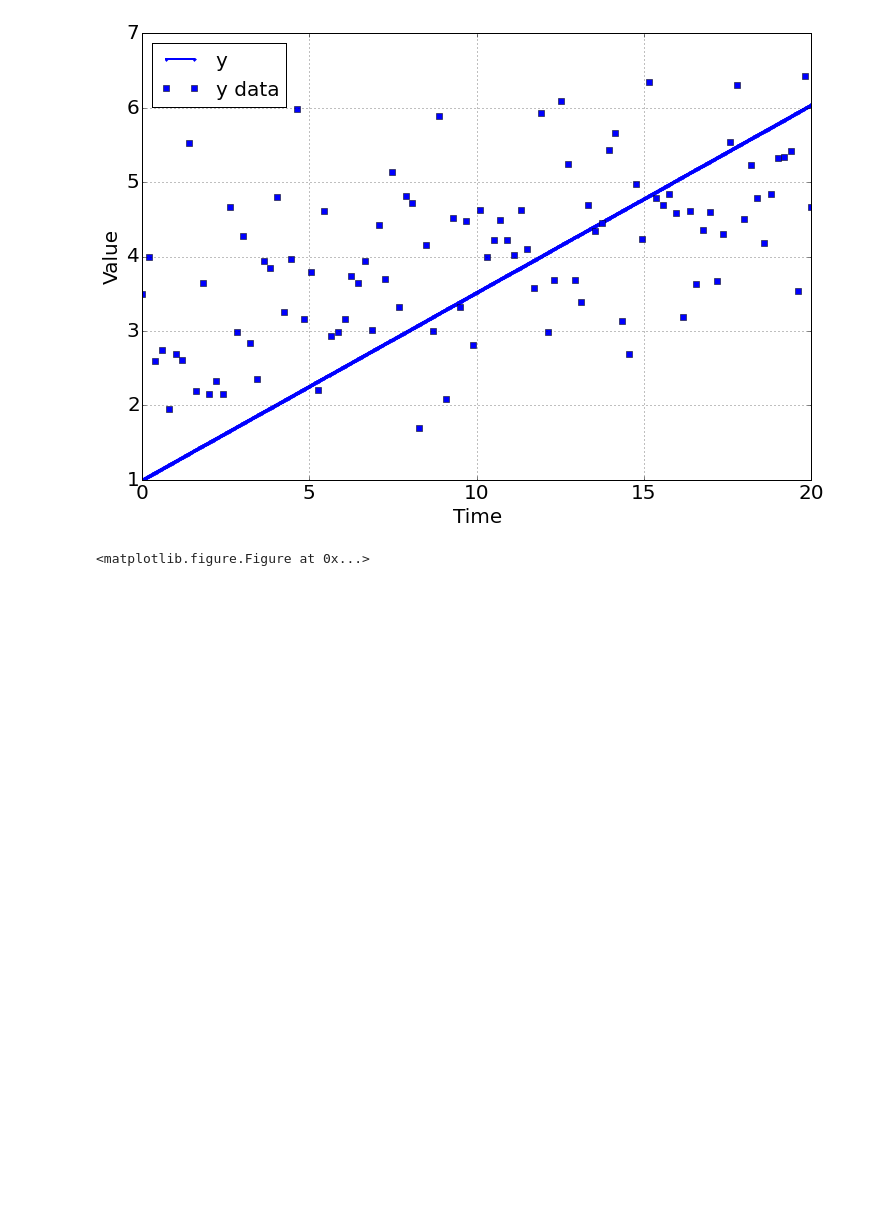
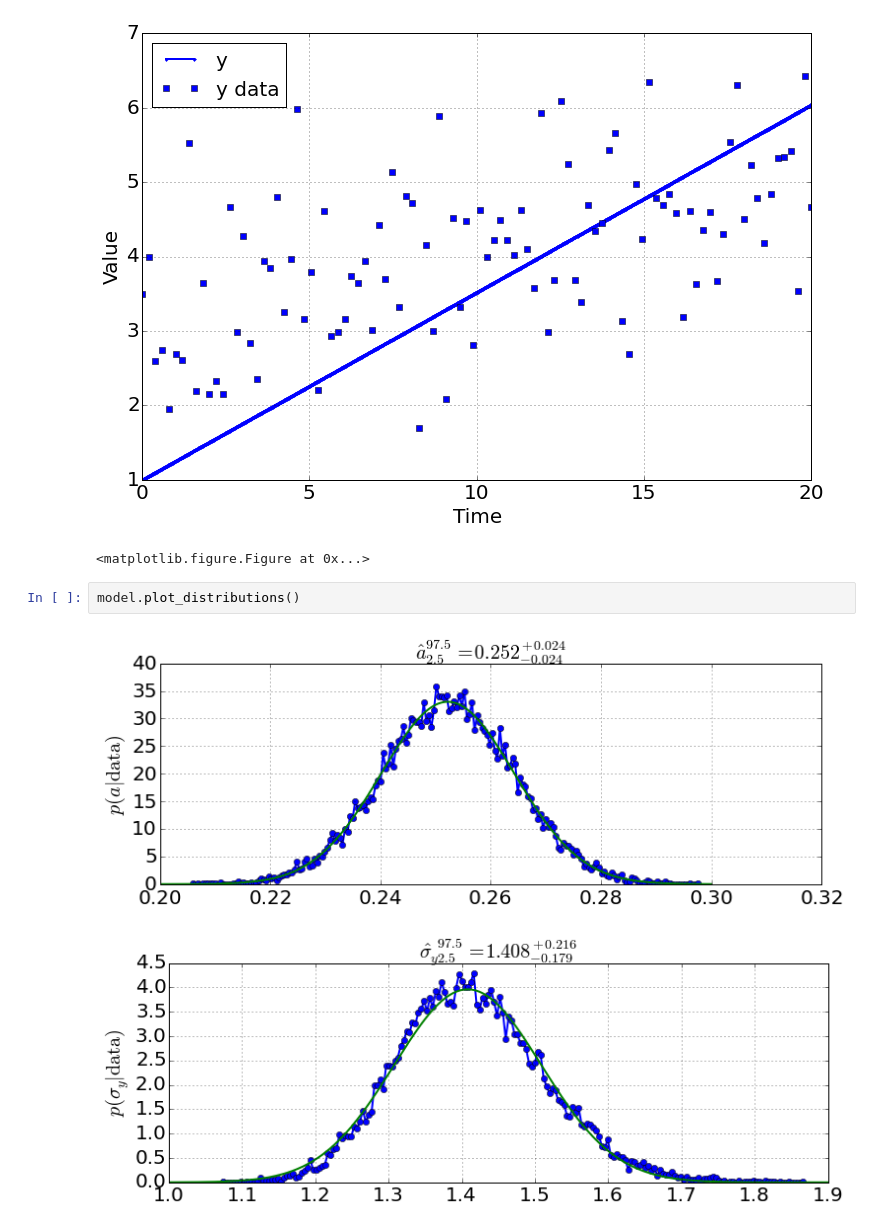
Before and after one commit to bblais/Systems-Modeling-Spring-2015-Notebooks, a Jupyter notebook: Thursday Mar 26 2015 - fitting a pyndamics sim.ipynb, the cells around one changed output. Cells and saved outputs as stored; diff of their text form; blank space fills up the shorter version.

```diff
--- a/Thursday Mar 26 2015 - fitting a pyndamics sim.ipynb
+++ b/Thursday Mar 26 2015 - fitting a pyndamics sim.ipynb
@@ -33,3 +33,8 @@ sim.run(0,20)
 # %% [output]
 [figure]
 <matplotlib.figure.Figure at 0x...>
+# %%
+model.plot_distributions()
+# %% [output]
+[figure, added]
+[figure, added]
```
Also changed, not shown: parts of 3 cells of this notebook, 1 other file.
